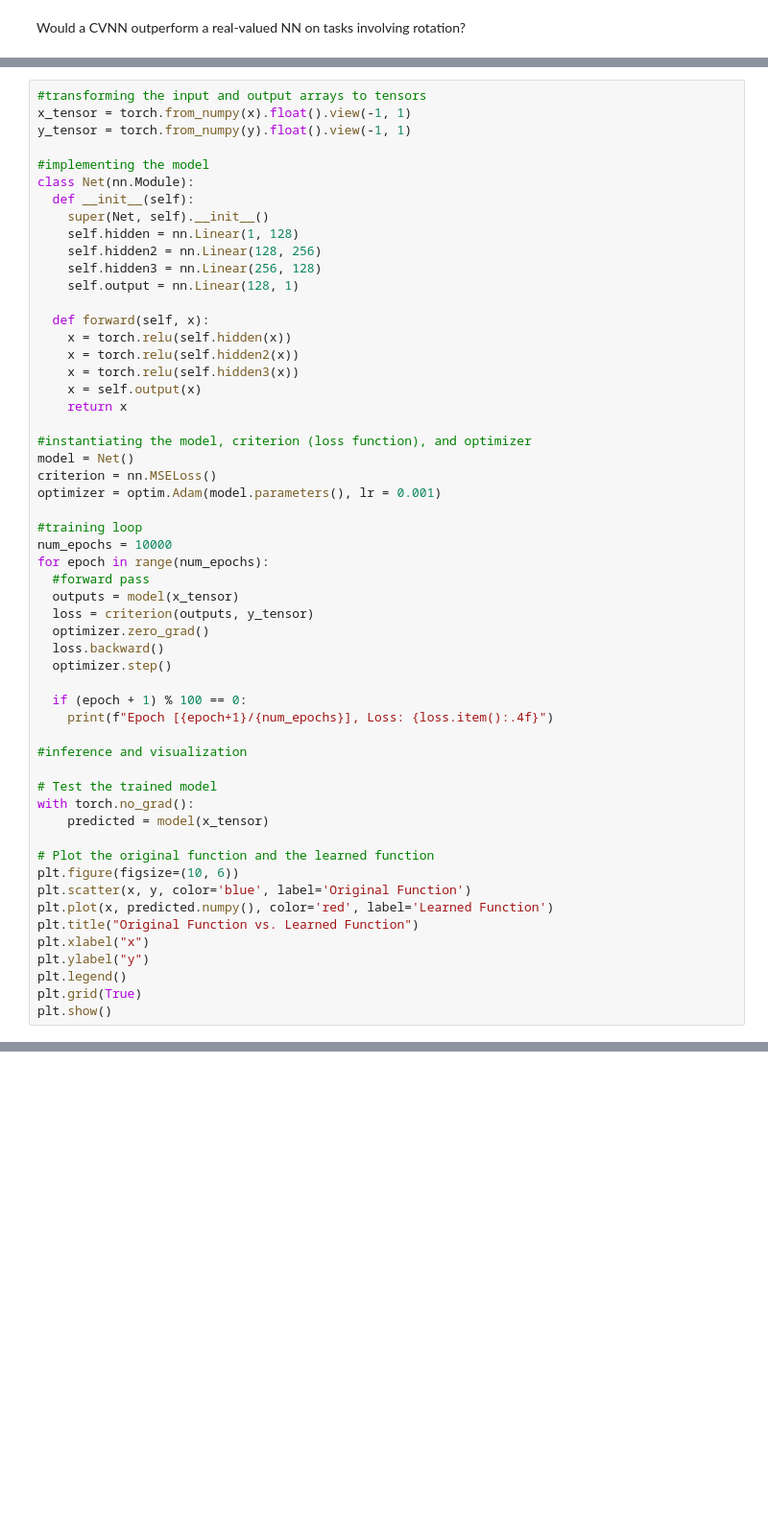
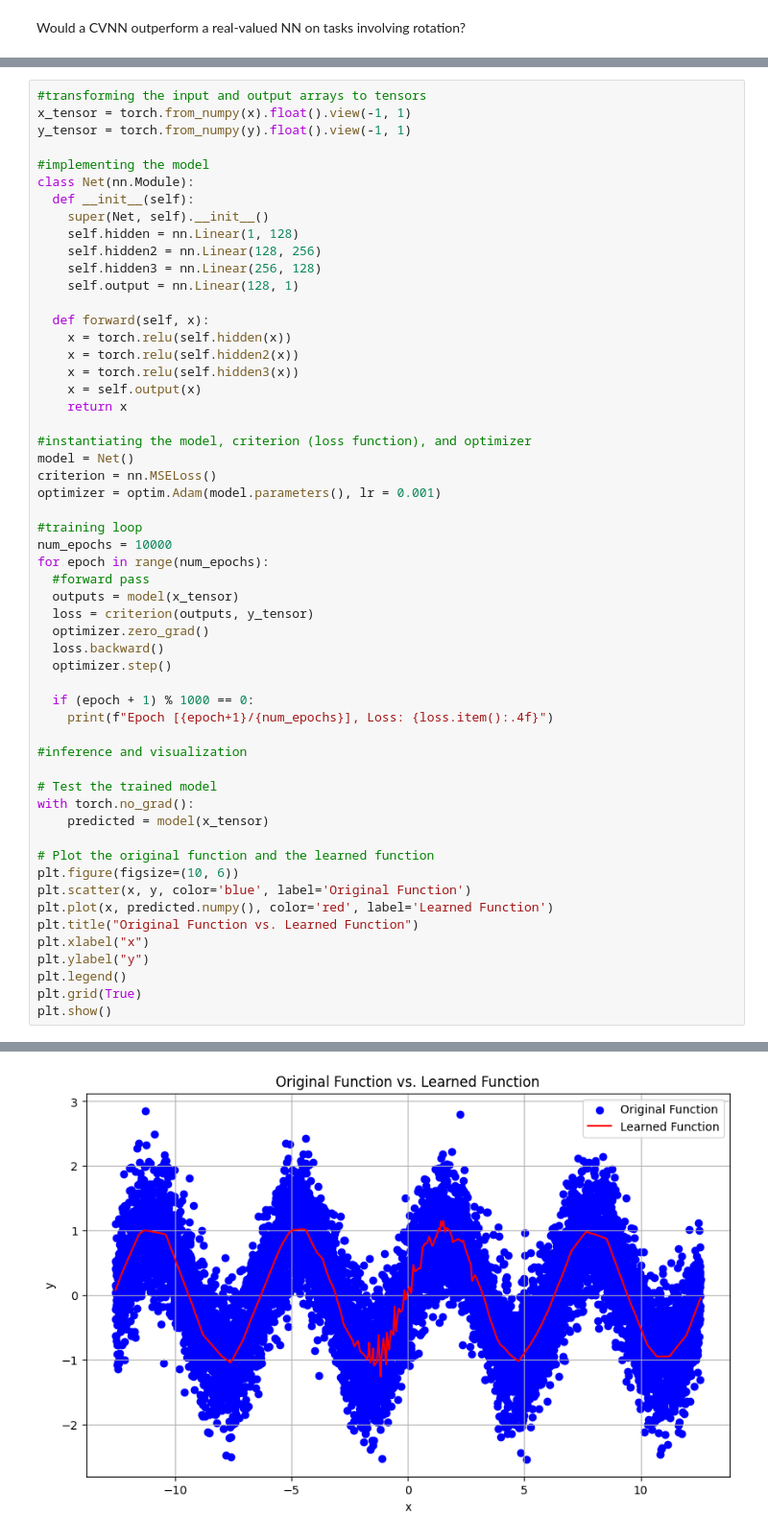
Before and after one commit to TimothyFDavison/Complex-Micrograd, a Jupyter notebook: CVNN.ipynb, the cells around one changed output, grey strips where cells are left out. Shown: that part at 96% size. Drawn from its saved outputs; the diff is of its cells as text; blank space fills up the shorter version.

```diff
--- a/CVNN.ipynb
+++ b/CVNN.ipynb
@@ -286,7 +295,7 @@ for epoch in range(num_epochs):
   loss.backward()
   optimizer.step()
 
-  if (epoch + 1) % 100 == 0:
+  if (epoch + 1) % 1000 == 0:
     print(f"Epoch [{epoch+1}/{num_epochs}], Loss: {loss.item():.4f}")
 
 #inference and visualization
@@ -309,0 +328 @@ TypeError: linear(): argument 'input' (position 1) must be Tensor, not list
+[figure, added]
```
Also changed, not shown: parts of 14 cells of this notebook.
